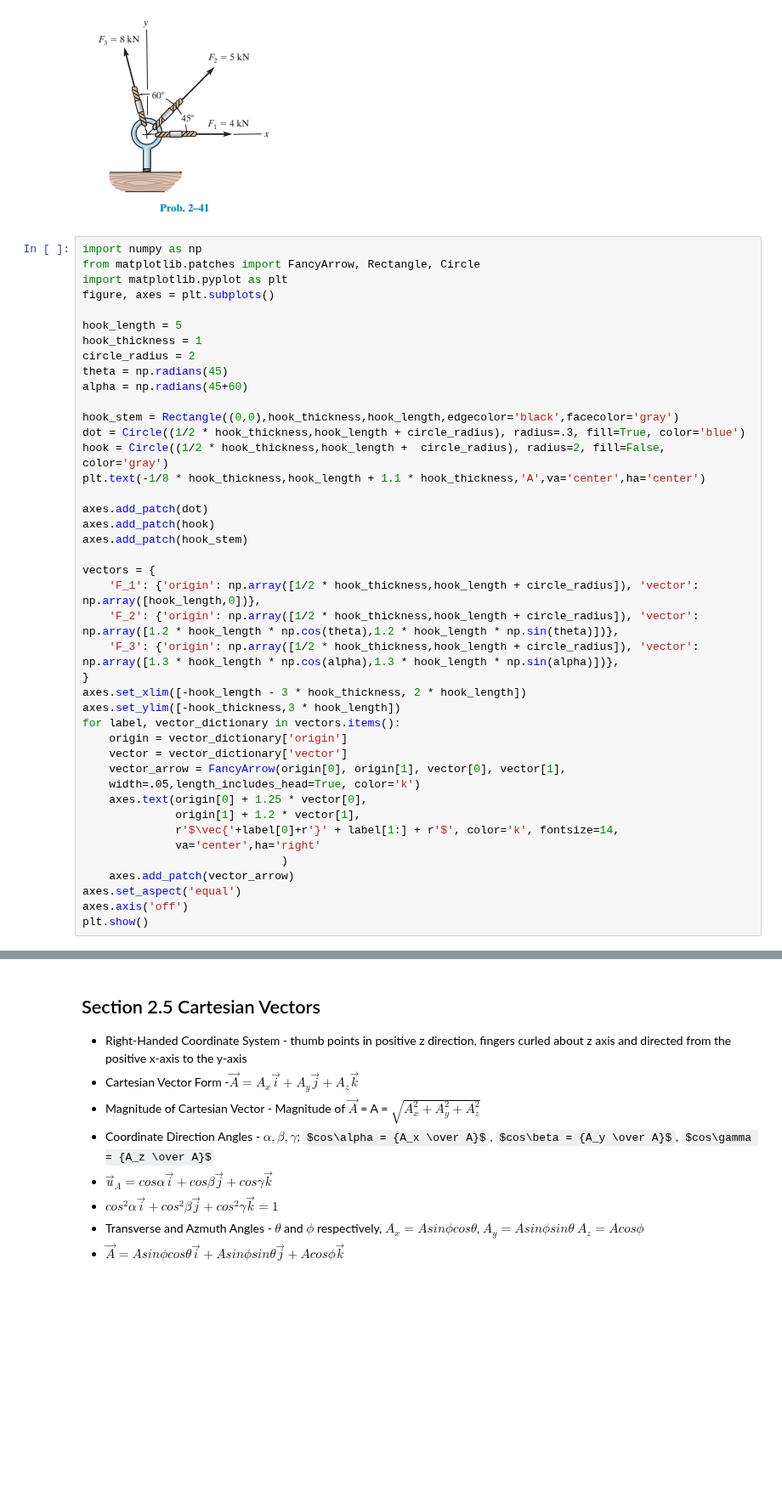
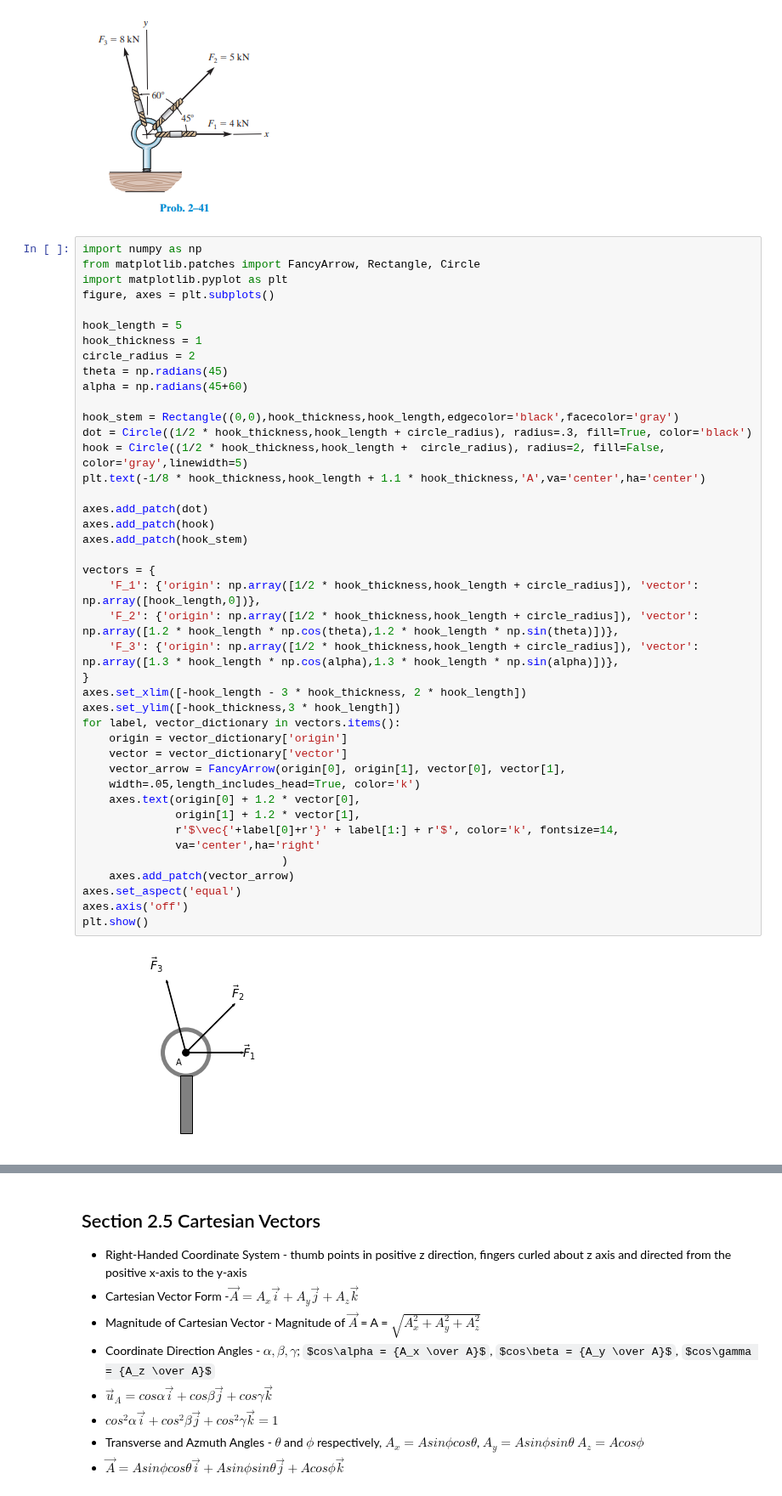
Before and after one commit to michaelhotchkiss/Statics, a Jupyter notebook: Chapter 2 - Force Vectors.ipynb, the cells around one changed output, grey strips where cells are left out. Shown at 85% size. Drawn from its saved outputs; the diff is of its cells as text; some formulas as TeX source; blank space fills up the shorter version.

```diff
--- a/Chapter 2 - Force Vectors.ipynb
+++ b/Chapter 2 - Force Vectors.ipynb
@@ -102,36 +60,38 @@ circle_radius = 2
 theta = np.radians(45)
 alpha = np.radians(45+60)
 
 hook_stem = Rectangle((0,0),hook_thickness,hook_length,edgecolor='black',facecolor='gray')
-dot = Circle((1/2 * hook_thickness,hook_length + circle_radius), radius=.3, fill=True, color='blue')
-hook = Circle((1/2 * hook_thickness,hook_length +  circle_radius), radius=2, fill=False, color='gray')
+dot = Circle((1/2 * hook_thickness,hook_length + circle_radius), radius=.3, fill=True, color='black')
+hook = Circle((1/2 * hook_thickness,hook_length +  circle_radius), radius=2, fill=False, color='gray',linewidth=5)
 plt.text(-1/8 * hook_thickness,hook_length + 1.1 * hook_thickness,'A',va='center',ha='center')
 
 axes.add_patch(dot)
 axes.add_patch(hook)
 axes.add_patch(hook_stem)
 
 vectors = {
     'F_1': {'origin': np.array([1/2 * hook_thickness,hook_length + circle_radius]), 'vector': np.array([hook_length,0])},
     'F_2': {'origin': np.array([1/2 * hook_thickness,hook_length + circle_radius]), 'vector': np.array([1.2 * hook_length * np.cos(theta),1.2 * hook_length * np.sin(theta)])},
     'F_3': {'origin': np.array([1/2 * hook_thickness,hook_length + circle_radius]), 'vector': np.array([1.3 * hook_length * np.cos(alpha),1.3 * hook_length * np.sin(alpha)])},
 }
 axes.set_xlim([-hook_length - 3 * hook_thickness, 2 * hook_length])
 axes.set_ylim([-hook_thickness,3 * hook_length])
 for label, vector_dictionary in vectors.items():
     origin = vector_dictionary['origin']
     vector = vector_dictionary['vector']
     vector_arrow = FancyArrow(origin[0], origin[1], vector[0], vector[1],
     width=.05,length_includes_head=True, color='k')
-    axes.text(origin[0] + 1.25 * vector[0],
+    axes.text(origin[0] + 1.2 * vector[0],
               origin[1] + 1.2 * vector[1],
               r'$\vec{'+label[0]+r'}' + label[1:] + r'$', color='k', fontsize=14,
               va='center',ha='right'
                               )
     axes.add_patch(vector_arrow)
 axes.set_aspect('equal')
 axes.axis('off')
 plt.show()
+# %% [output]
+[figure, added]
 # %%
 import numpy as np
 force_1_x = 4 * 1000
```
Also changed, not shown: parts of 3 cells of this notebook, 3 other files.
